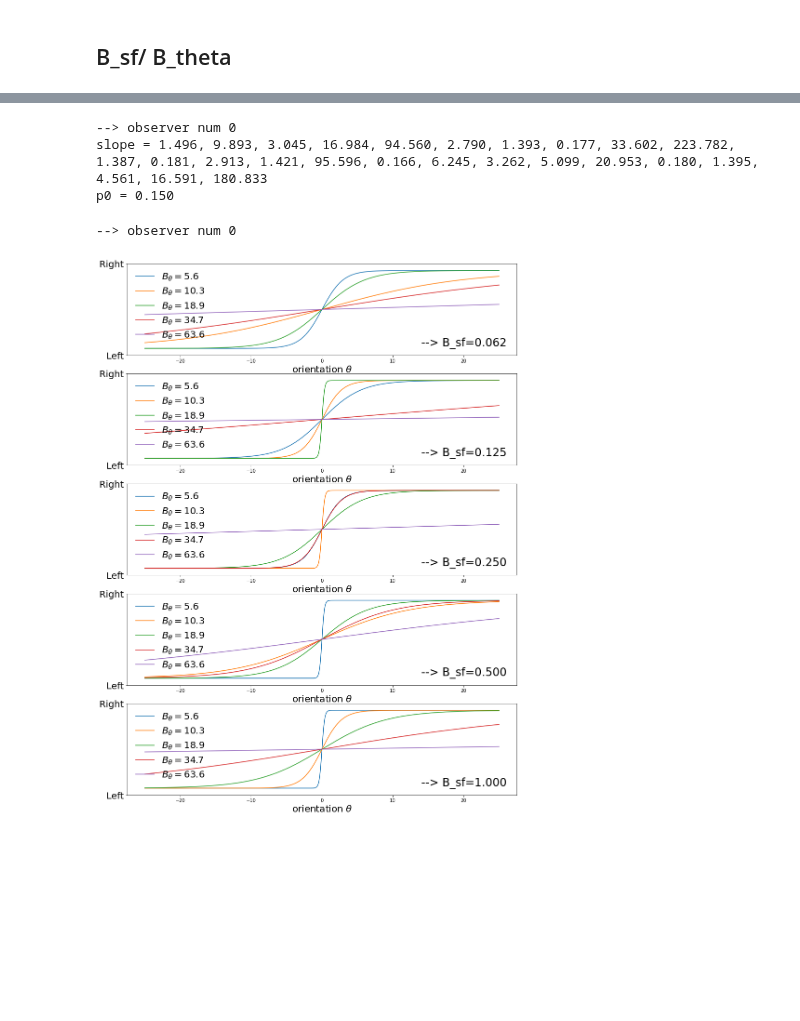
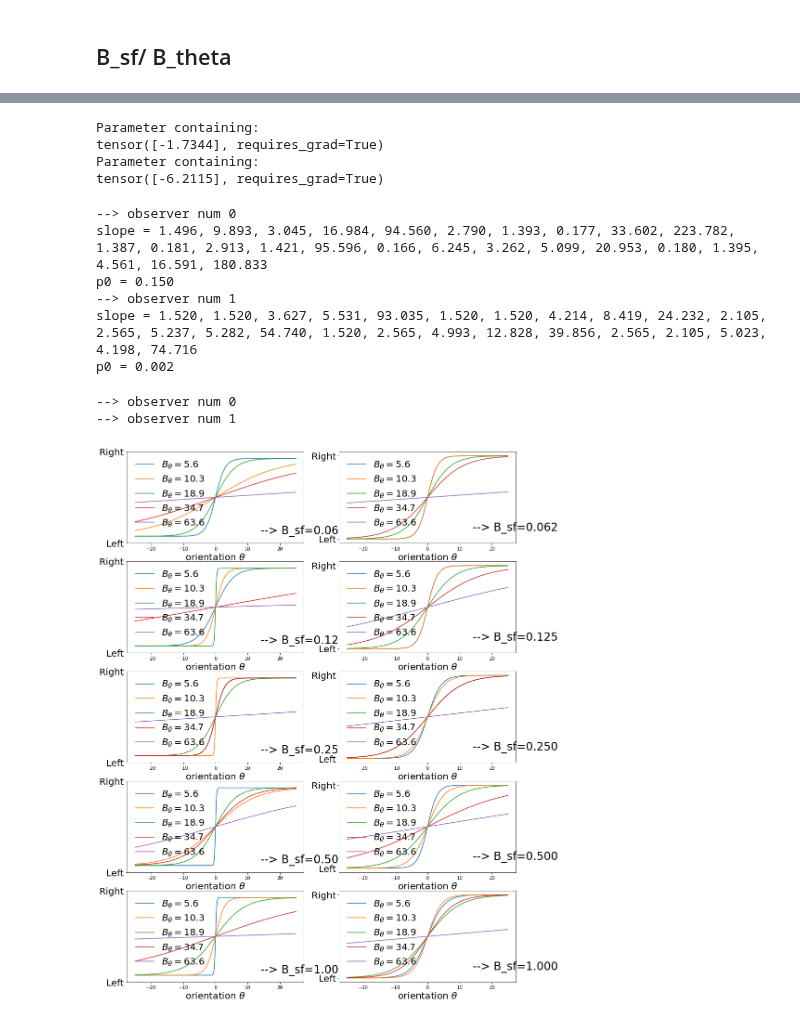
Before and after one commit to jennafradin/MSc-Internship, a Jupyter notebook: Notebooks/W17/39_analysis_joint_fit.ipynb, the cells around one changed output, grey strips where cells are left out. Cells and saved outputs as stored; diff of their text form; code cells hidden in the pictures; blank space fills up the shorter version.

```diff
--- a/Notebooks/W17/39_analysis_joint_fit.ipynb
+++ b/Notebooks/W17/39_analysis_joint_fit.ipynb
@@ -15,8 +15,8 @@ import numpy as np
 import matplotlib.pyplot as plt
 import os
 # %%
-subj_name_list =  ['HL','JF25','AB','MP'] #changer et mettre le nom des nouveaux participants
-subj_name_list =  ['LP',] #changer et mettre le nom des nouveaux participants
+subj_name_list =  ['LP', ]
+subj_name_list =  ['LP', 'JF']
 
 subj_data_list = []
 import json
@@ -96,11 +96,8 @@ beta1, beta2 = 0.9, 0.999
 betas = (beta1, beta2)
 num_epochs = 2 ** 12 + 1
 
-def fit_data(
+def fit_data(logistic_model,
     theta, ind_condition, y,
-    logit0_init=logit0_init * torch.ones(1), theta0_init=theta0_init*torch.ones(N_conditions),
-    log_wt_init=torch.log(log_wt_init*torch.ones(N_conditions)),
-    bias=bias,
     learning_rate=learning_rate,
     # batch_size=batch_size,  # previous notebook showed that learning_rate had no influence on performance
     num_epochs=num_epochs,
@@ -112,7 +109,6 @@ def fit_data(
     device = torch.device("cuda" if torch.cuda.is_available() else "cpu")
     Theta, Ind_condition, labels = Theta.to(device), Ind_condition.to(device), labels.to(device)
 
-    logistic_model = LogisticRegressionModel(logit0_init, theta0_init, log_wt_init, bias=bias)
     logistic_model = logistic_model.to(device)
     logistic_model.train()
     optimizer = torch.optim.Adam(logistic_model.parameters(), lr=learning_rate, betas=betas)
@@ -133,18 +129,19 @@ def fit_data(
     Theta, Ind_condition, labels = torch.Tensor(theta[:, None]), torch.Tensor(ind_condition[:, None]), torch.Tensor(y[:, None])
     outputs = logistic_model(Theta, Ind_condition)
     loss = criterion(outputs, labels).item() / len(theta)
+    logistic_model.cpu()
     return logistic_model, loss
 # %%
 bias = False
 #bias = True
 logit0_init = logit0_init * torch.ones(1)
-#logit0_init=logit0_init * torch.ones(int(len(data)/len(B_theta_list)/len(B_sf_list)))
+# indep = logit0_init=logit0_init * torch.ones(int(len(data)/len(B_theta_list)/len(B_sf_list)))
 results = {}
 for num, data in enumerate(subj_data_list) :
-    logistic_model, loss = fit_data(data_dict[num]['theta'],
+    logistic_model = LogisticRegressionModel(logit0_init * torch.ones(1), theta0_init*torch.ones(N_conditions), torch.log(log_wt_init*torch.ones(N_conditions)), bias=bias)
+    logistic_model, loss = fit_data(logistic_model, data_dict[num]['theta'],
                                     data_dict[num]['conditions'],
-                                    data_dict[num]['response'],
-                                    bias=bias, logit0_init=logit0_init, verbose=True)
+                                    data_dict[num]['response'], verbose=True)
     results[num] = logistic_model
     print("Final loss =", loss)
 # %% [output]
@@ -168,3 +165,10 @@ Final loss = 291.8591276486116
+# %%
+for num in range(2): print(results[num].logit0)
+# %% [output]
+Parameter containing:
+tensor([-1.7344], requires_grad=True)
+Parameter containing:
+tensor([-6.2115], requires_grad=True)
 # %%
 def npa2str(npa):
     """
@@ -196,33 +200,40 @@ for num, data in enumerate(subj_data_list) :
 --> observer num 0
 slope = 1.496, 9.893, 3.045, 16.984, 94.560, 2.790, 1.393, 0.177, 33.602, 223.782, 1.387, 0.181, 2.913, 1.421, 95.596, 0.166, 6.245, 3.262, 5.099, 20.953, 0.180, 1.395, 4.561, 16.591, 180.833
 p0 = 0.150
+--> observer num 1
+slope = 1.520, 1.520, 3.627, 5.531, 93.035, 1.520, 1.520, 4.214, 8.419, 24.232, 2.105, 2.565, 5.237, 5.282, 54.740, 1.520, 2.565, 4.993, 12.828, 39.856, 2.565, 2.105, 5.023, 4.198, 74.716
+p0 = 0.002
 # %%
+fig, axs = plt.subplots(len(B_sf_list), len(subj_data_list), figsize=(15, 21))
 for num, data in enumerate(subj_data_list) :
     print('--> observer num', num)
-    fig, axs = plt.subplots(len(B_sf_list), 1, figsize=(15, 21))
     x_values = np.linspace(-25, 25, 400)
 
     for i_B_sf, B_sf in enumerate(B_sf_list):
-        ax = axs[i_B_sf]
+        if len(subj_data_list)>1:
+            ax = axs[i_B_sf][num]
+        else:
+            ax = axs[i_B_sf]
 
         #colors = plt.cm.inferno(np.linspace(1, .2, len(B_thetas))) #tc colormap
 
         for i_B_theta, B_theta in enumerate(B_theta_list):
             i_condition = i_B_theta + i_B_sf*len(B_theta_list)
             conditions = i_condition*np.ones_like(x_values)
             y_values = results[num](torch.Tensor(x_values),
                                       torch.ByteTensor(conditions)).detach().numpy()
             ax.plot(x_values, y_values, label=r'$B_\theta=%s$' % f'{B_theta:.1f}')
 
         ax.set_xlabel(r"orientation $\theta$", fontsize=20)
         ax.set_yticks([0.0, 1.0])
         ax.set_yticklabels(["Left", "Right"], fontsize=20)
         ax.legend(fontsize=20, frameon=False, scatterpoints=6)
-        #if i_B_sf==0: ax.legend(fontsize=20, frameon=False, scatterpoints=6)
+        if num==0:  ax.legend(fontsize=20, frameon=False, scatterpoints=6)
         ax.text(14, 0.1, f'--> B_sf={B_sf:.3f}', fontsize=24)
 # %% [output]
 --> observer num 0
+--> observer num 1
-[figure, old version]
+[figure, new version]
 # %%
 for num, data in enumerate(subj_data_list) :
     print('--> observer num', num)
```
Also changed, not shown: parts of 3 cells of this notebook, 4 other files.
